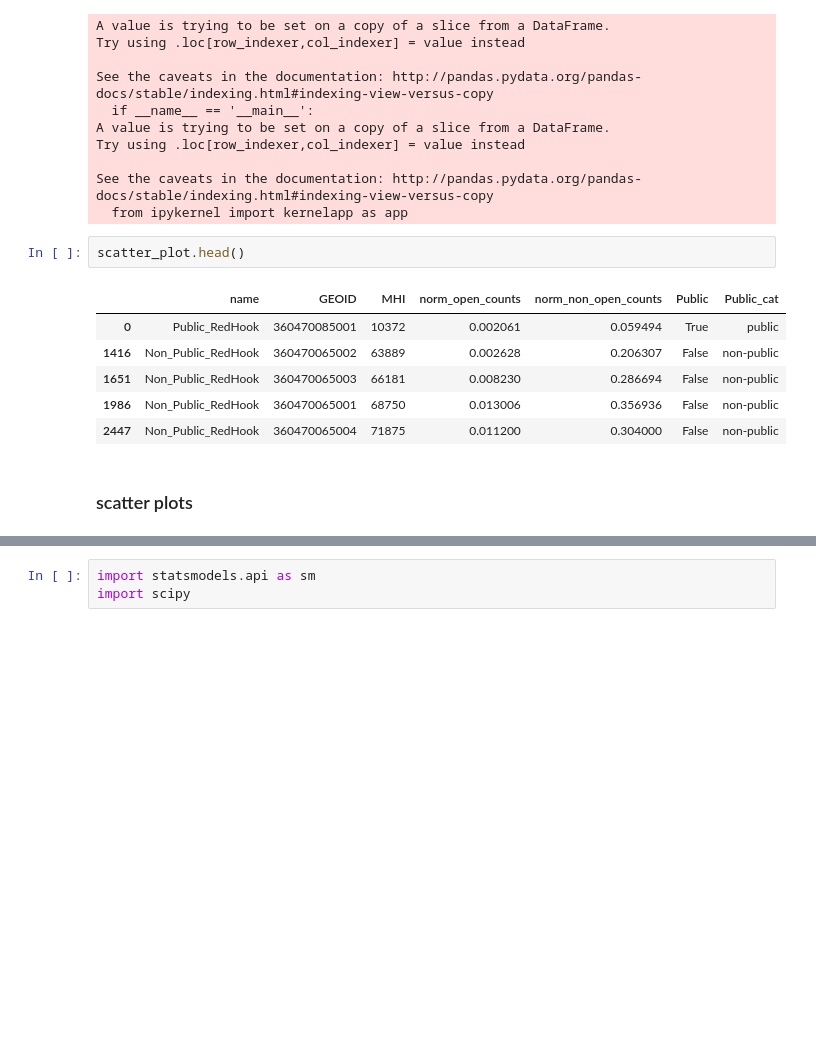
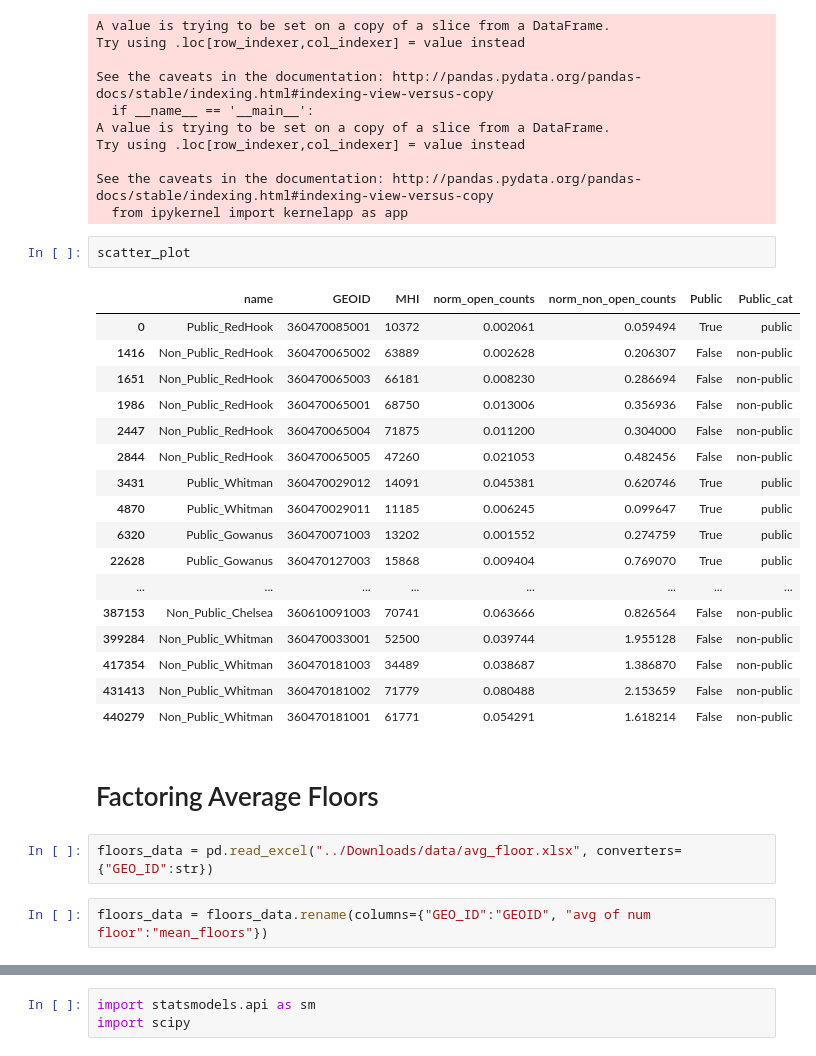
Before and after one commit to cor215/WiFind2017, a Jupyter notebook: Final Analysis - Wifind.ipynb, the cells around one changed output, grey strips where cells are left out. Cells and saved outputs as stored; diff of their text form; blank space fills up the shorter version.

```diff
--- a/Final Analysis - Wifind.ipynb
+++ b/Final Analysis - Wifind.ipynb
@@ -1101,13 +1236,28 @@ Try using .loc[row_indexer,col_indexer] = value instead
 See the caveats in the documentation: http://pandas.pydata.org/pandas-docs/stable/indexing.html#indexing-view-versus-copy
   from ipykernel import kernelapp as app
 # %%
-scatter_plot.head()
+scatter_plot
 # %% [output]
 |  | name | GEOID | MHI | norm_open_counts | norm_non_open_counts | Public | Public_cat |
 | 0 | Public_RedHook | 360470085001 | 10372 | 0.002061 | 0.059494 | True | public |
 | 1416 | Non_Public_RedHook | 360470065002 | 63889 | 0.002628 | 0.206307 | False | non-public |
 | 1651 | Non_Public_RedHook | 360470065003 | 66181 | 0.008230 | 0.286694 | False | non-public |
 | 1986 | Non_Public_RedHook | 360470065001 | 68750 | 0.013006 | 0.356936 | False | non-public |
 | 2447 | Non_Public_RedHook | 360470065004 | 71875 | 0.011200 | 0.304000 | False | non-public |
+| 2844 | Non_Public_RedHook | 360470065005 | 47260 | 0.021053 | 0.482456 | False | non-public |
+| 3431 | Public_Whitman | 360470029012 | 14091 | 0.045381 | 0.620746 | True | public |
+| 4870 | Public_Whitman | 360470029011 | 11185 | 0.006245 | 0.099647 | True | public |
+| 6320 | Public_Gowanus | 360470071003 | 13202 | 0.001552 | 0.274759 | True | public |
+| 22628 | Public_Gowanus | 360470127003 | 15868 | 0.009404 | 0.769070 | True | public |
+| ... | ... | ... | ... | ... | ... | ... | ... |
+| 387153 | Non_Public_Chelsea | 360610091003 | 70741 | 0.063666 | 0.826564 | False | non-public |
+| 399284 | Non_Public_Whitman | 360470033001 | 52500 | 0.039744 | 1.955128 | False | non-public |
+| 417354 | Non_Public_Whitman | 360470181003 | 34489 | 0.038687 | 1.386870 | False | non-public |
+| 431413 | Non_Public_Whitman | 360470181002 | 71779 | 0.080488 | 2.153659 | False | non-public |
+| 440279 | Non_Public_Whitman | 360470181001 | 61771 | 0.054291 | 1.618214 | False | non-public |
-# %% [markdown]
-### scatter plots
+# %% [markdown]
+# Factoring Average Floors
+# %%
+floors_data = pd.read_excel("../Downloads/data/avg_floor.xlsx", converters={"GEO_ID":str})
+# %%
+floors_data = floors_data.rename(columns={"GEO_ID":"GEOID", "avg of num floor":"mean_floors"})
```
Also changed, not shown: parts of 145 cells of this notebook.
